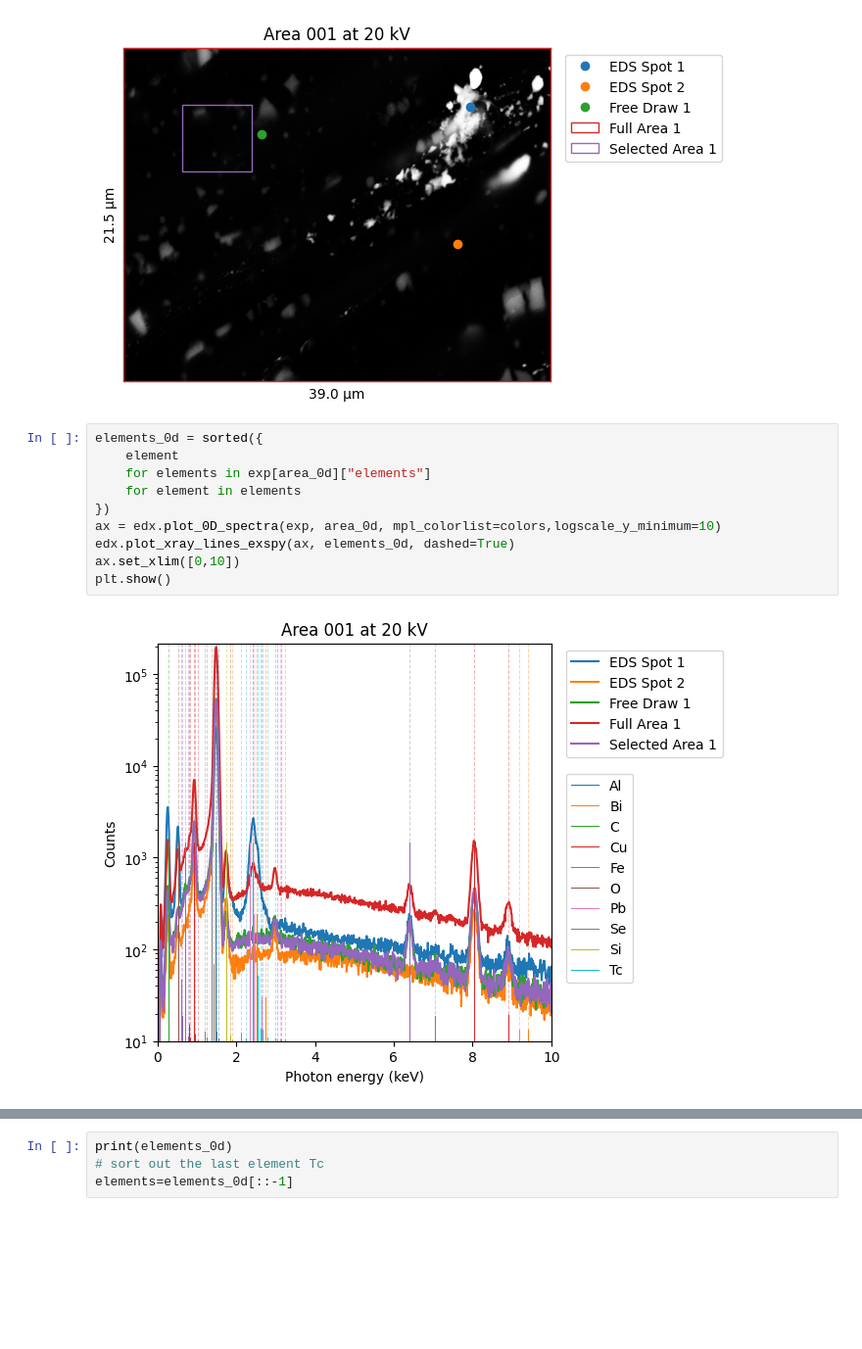
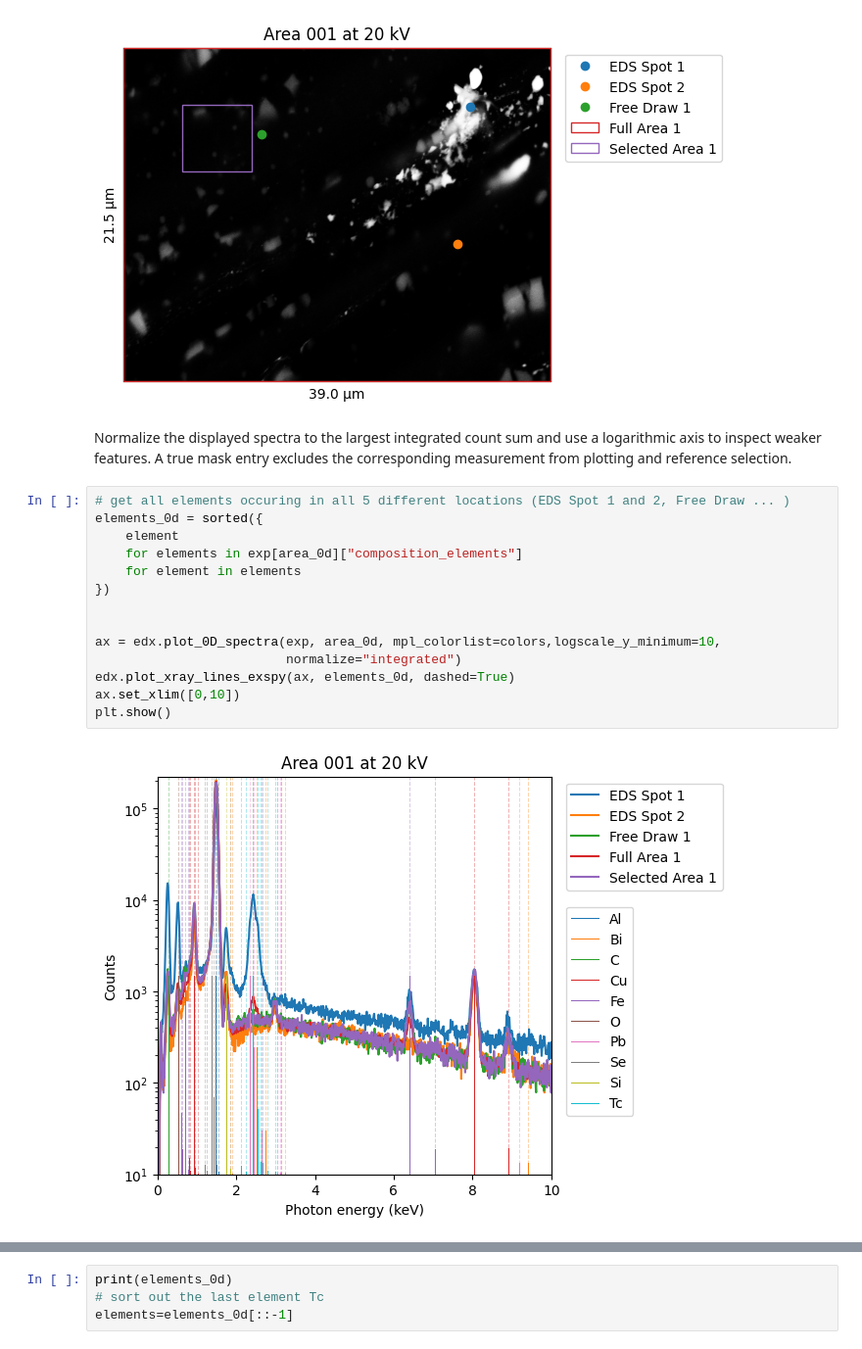
Before and after one commit to kernke/microscopy_data_analysis, a Jupyter notebook: examples/EDX_example/example.ipynb, the cells around one changed output, grey strips where cells are left out. Shown at 98% size. Cells and saved outputs as stored; diff of their text form; blank space fills up the shorter version.

```diff
--- a/examples/EDX_example/example.ipynb
+++ b/examples/EDX_example/example.ipynb
@@ -53,15 +132,23 @@ edx.plot_0D_image(exp, area_0d, mpl_colorlist=colors)
 plt.show()
 # %% [output]
 [figure]
+# %% [markdown]
+Normalize the displayed spectra to the largest integrated count sum and use
+a logarithmic axis to inspect weaker features. A true mask entry excludes the
+corresponding measurement from plotting and reference selection.
 # %%
+# get all elements occuring in all 5 different locations (EDS Spot 1 and 2, Free Draw ... )
 elements_0d = sorted({
     element
-    for elements in exp[area_0d]["elements"]
+    for elements in exp[area_0d]["composition_elements"]
     for element in elements
 })
-ax = edx.plot_0D_spectra(exp, area_0d, mpl_colorlist=colors,logscale_y_minimum=10)
+
+
+ax = edx.plot_0D_spectra(exp, area_0d, mpl_colorlist=colors,logscale_y_minimum=10,
+                         normalize="integrated")
 edx.plot_xray_lines_exspy(ax, elements_0d, dashed=True)
 ax.set_xlim([0,10])
 plt.show()
 # %% [output]
-[figure, old version]
+[figure, new version]
```
Also changed, not shown: parts of 15 cells of this notebook, 2 other files.
